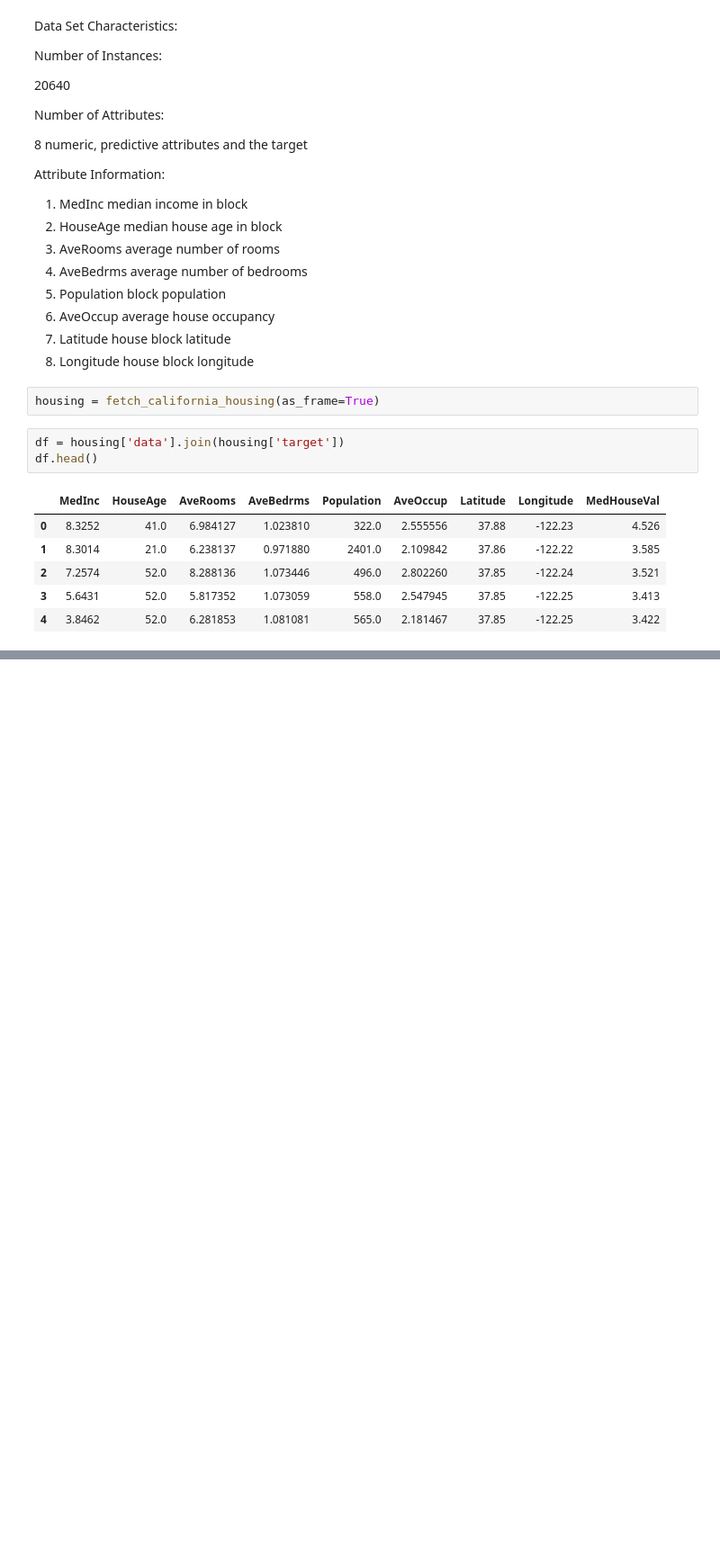
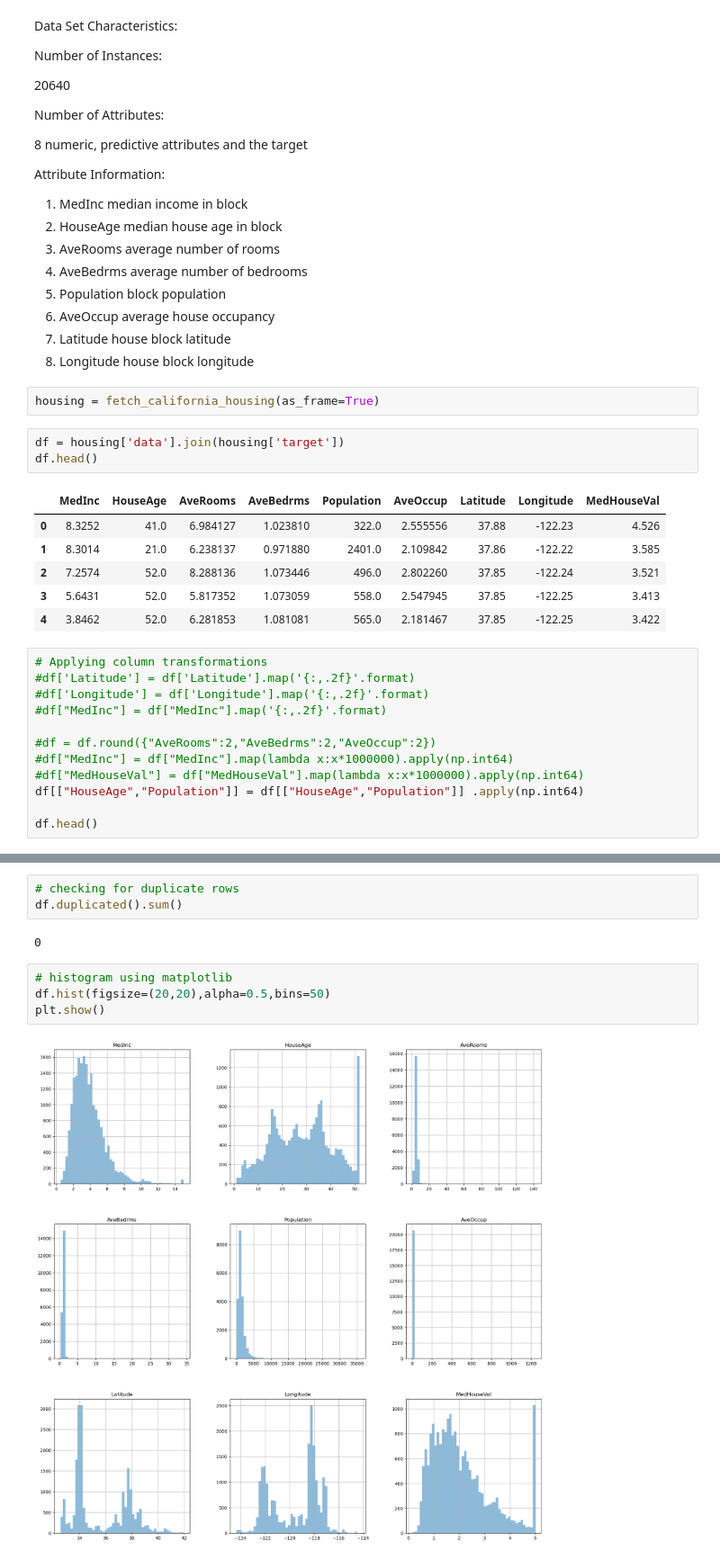
Before and after one commit to Pooja-boot-git/California_Housing_Exploration, a Jupyter notebook: CaliforniaHousingAnalysis.ipynb, the cells around one changed output, grey strips where cells are left out. Shown: that part at 90% size. Saved outputs shown, nothing was run; the diff lists cells and outputs as text; blank space fills up the shorter version.

Commit message:
added histograms using matplotlib and hvplot

```diff
--- a/CaliforniaHousingAnalysis.ipynb
+++ b/CaliforniaHousingAnalysis.ipynb
@@ -37,3 +42,15 @@ df.head()
 | 2 | 7.2574 | 52.0 | 8.288136 | 1.073446 | 496.0 | 2.802260 | 37.85 | -122.24 | 3.521 |
 | 3 | 5.6431 | 52.0 | 5.817352 | 1.073059 | 558.0 | 2.547945 | 37.85 | -122.25 | 3.413 |
 | 4 | 3.8462 | 52.0 | 6.281853 | 1.081081 | 565.0 | 2.181467 | 37.85 | -122.25 | 3.422 |
+# %%
+# Applying column transformations
+#df['Latitude'] = df['Latitude'].map('{:,.2f}'.format)
+#df['Longitude'] = df['Longitude'].map('{:,.2f}'.format)
+#df["MedInc"] = df["MedInc"].map('{:,.2f}'.format)
+
+#df = df.round({"AveRooms":2,"AveBedrms":2,"AveOccup":2})
+#df["MedInc"] = df["MedInc"].map(lambda x:x*1000000).apply(np.int64)
+#df["MedHouseVal"] = df["MedHouseVal"].map(lambda x:x*1000000).apply(np.int64)
+df[["HouseAge","Population"]] = df[["HouseAge","Population"]] .apply(np.int64)
+
+df.head()
@@ -51,0 +104,11 @@ df.describe(include="all")
+# %%
+# checking for duplicate rows
+df.duplicated().sum()
+# %% [output]
+0
+# %%
+# histogram using matplotlib
+df.hist(figsize=(20,20),alpha=0.5,bins=50)
+plt.show()
+# %% [output]
+[figure, added]
```
Also changed, not shown: parts of 12 cells of this notebook.
